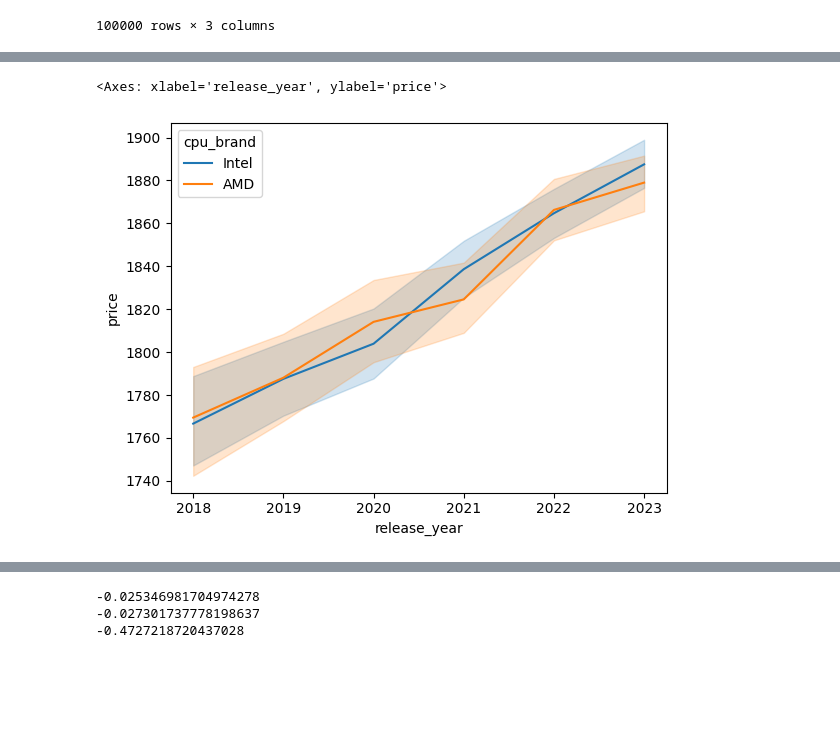
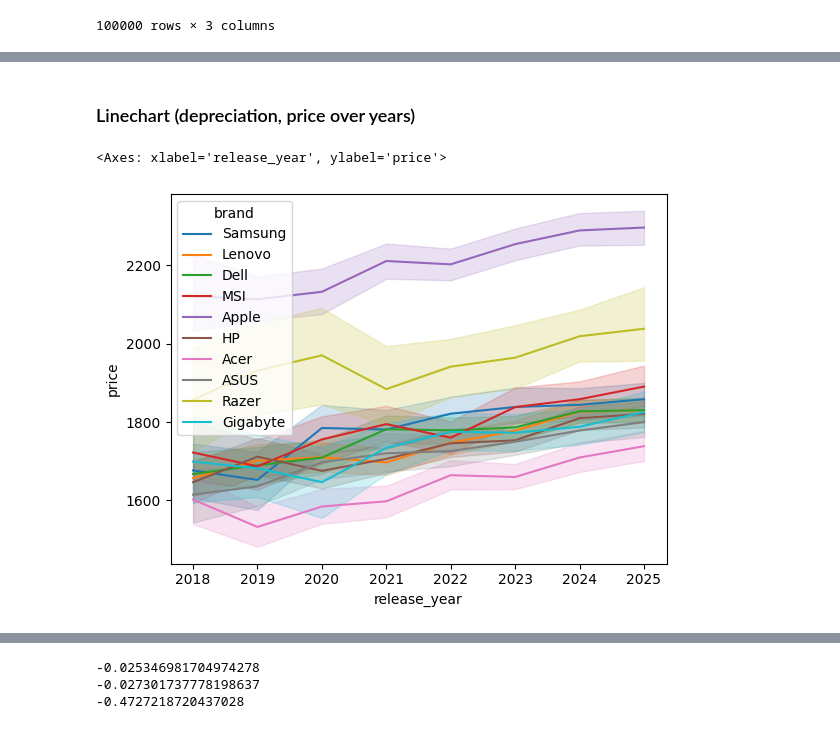
Before and after one commit to xeflore1/CSE478-Course-Project, a Jupyter notebook: dataset_eda.ipynb, the cells around one changed output, grey strips where cells are left out. Cells and saved outputs as stored; diff of their text form; code cells hidden in the pictures; blank space fills up the shorter version.

```diff
--- a/dataset_eda.ipynb
+++ b/dataset_eda.ipynb
@@ -166,9 +162,9 @@ sn.countplot(data = processed_ds_wo_scale, x = "cpu_tier", hue="cpu_brand")
+# %% [markdown]
+### Linechart (depreciation, price over years)
 # %%
-form_factor = "Mainstream"
-# processed_ds_wo_scale = data[data["form_factor"] == form_factor]
-processed_ds_wo_scale = data[data["cpu_brand"] != "Apple"]
-processed_ds_wo_scale = processed_ds_wo_scale[processed_ds_wo_scale["release_year"] < 2024]
-sn.lineplot(data = processed_ds_wo_scale, x = "release_year", y="price", hue="cpu_brand")
+pdata = data[data["device_type"] == "Desktop"]
+# data = data[data["release_year"] < 2023]
+sn.lineplot(data = pdata, x = "release_year", y="price", hue="brand")
 # %% [output]
 <Axes: xlabel='release_year', ylabel='price'>
-[figure, old version]
+[figure, new version]
```
Also changed, not shown: parts of 9 cells of this notebook, 2 other files.
